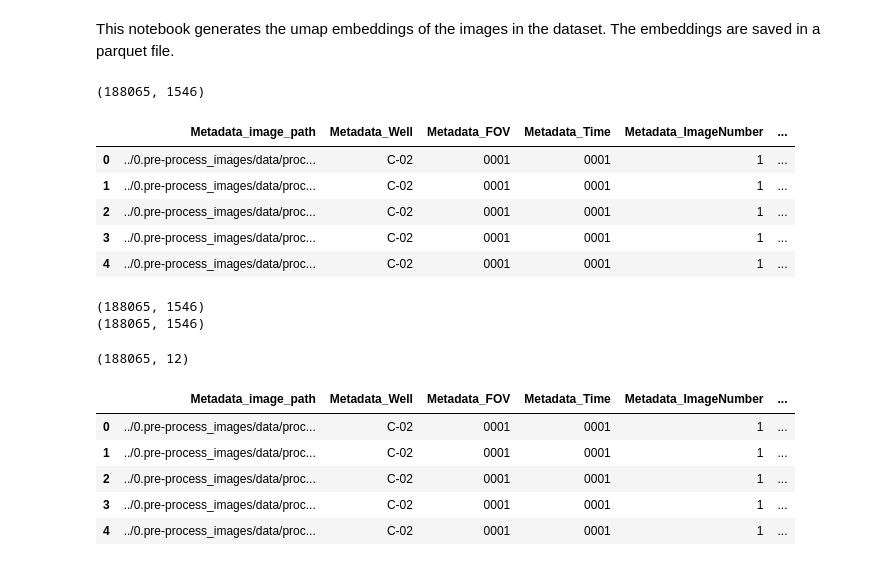
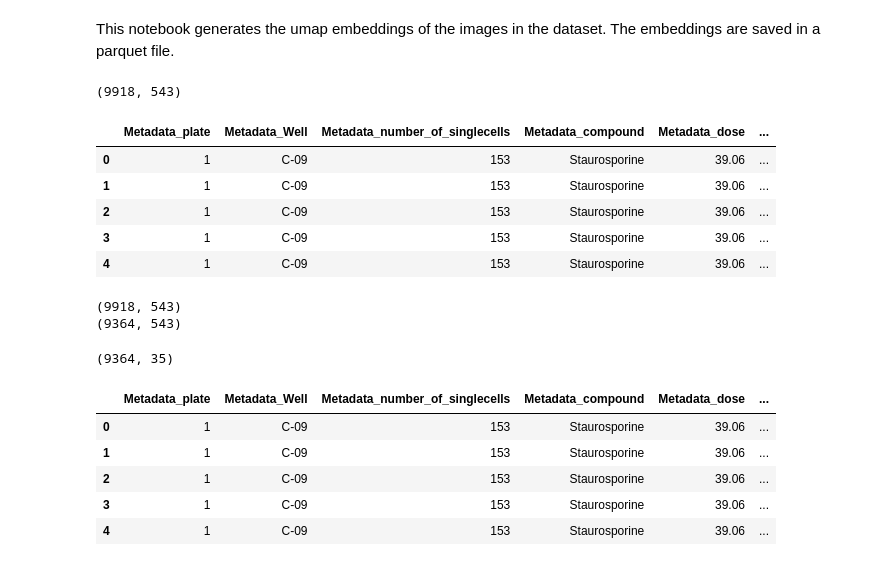
Before and after one commit to MikeLippincott/live_cell_timelapse_apoptosis_analysis, a Jupyter notebook: 0.EDA/notebooks/0.generate_umap_embeddings.ipynb, the cells around one changed output. Cells and saved outputs as stored; diff of their text form; code cells hidden in the pictures.

Commit message:
terminal montages and figure

```diff
--- a/0.EDA/notebooks/0.generate_umap_embeddings.ipynb
+++ b/0.EDA/notebooks/0.generate_umap_embeddings.ipynb
@@ -8,16 +8,18 @@ import numpy as np
 import pandas as pd
 import umap
 # %%
-# set the arg parser
-parser = argparse.ArgumentParser(description="UMAP on a matrix")
+# # set the arg parser
+# parser = argparse.ArgumentParser(description="UMAP on a matrix")
 
-parser.add_argument("--data_mode", type=str, default="CP", help="data mode to use")
+# parser.add_argument("--data_mode", type=str, default="CP", help="data mode to use")
 
-# get the args
-args = parser.parse_args()
+# # get the args
+# args = parser.parse_args()
 
-# set data mode to either "CP" or "scDINO" or "combined"
-data_mode = args.data_mode
+# # set data mode to either "CP" or "scDINO" or "combined" or "terminal"
+# data_mode = args.data_mode
+
+data_mode = "terminal"
 # %%
 # set the paths to the data
 CP_fs_sc_profiles_path = pathlib.Path(
@@ -30,32 +32,39 @@ scDINO_fs_profiles_path = pathlib.Path(
     "../../data/scDINO/CLS_features_annotated_normalized_feature_selected.parquet"
 ).resolve(strict=True)
 
-output_path = pathlib.Path(f"../../data/umap/").resolve()
+CP_endpoint_profiles_path = pathlib.Path(
+    "../../data/CP_feature_select/endpoints/features_selected_profile.parquet"
+).resolve(strict=True)
+
+output_path = pathlib.Path("../../data/umap/").resolve()
 output_path.mkdir(parents=True, exist_ok=True)
 # %%
 if data_mode == "CP":
     # read the data
     profiles_df = pd.read_parquet(CP_fs_sc_profiles_path)
 elif data_mode == "combined":
     # read the data
     profiles_df = pd.read_parquet(combined_profiles_path)
 elif data_mode == "scDINO":
     # read the data
     profiles_df = pd.read_parquet(scDINO_fs_profiles_path)
+elif data_mode == "terminal":
+    # read the data
+    profiles_df = pd.read_parquet(CP_endpoint_profiles_path)
 else:
     raise ValueError("data_mode must be either 'CP' or 'scDINO' or 'combined'")
 print(profiles_df.shape)
 # show all columns
 pd.set_option("display.max_columns", None)
 profiles_df.head()
 # %% [output]
-(188065, 1546)
+(9918, 543)
-|  | Metadata_image_path | Metadata_Well | Metadata_FOV | Metadata_Time | Metadata_ImageNumber | ... |
-| 0 | ../0.pre-process_images/data/proc... | C-02 | 0001 | 0001 | 1 | ... |
-| 1 | ../0.pre-process_images/data/proc... | C-02 | 0001 | 0001 | 1 | ... |
-| 2 | ../0.pre-process_images/data/proc... | C-02 | 0001 | 0001 | 1 | ... |
-| 3 | ../0.pre-process_images/data/proc... | C-02 | 0001 | 0001 | 1 | ... |
-| 4 | ../0.pre-process_images/data/proc... | C-02 | 0001 | 0001 | 1 | ... |
+|  | Metadata_plate | Metadata_Well | Metadata_number_of_singlecells | Metadata_compound | Metadata_dose | ... |
+| 0 | 1 | C-09 | 153 | Staurosporine | 39.06 | ... |
+| 1 | 1 | C-09 | 153 | Staurosporine | 39.06 | ... |
+| 2 | 1 | C-09 | 153 | Staurosporine | 39.06 | ... |
+| 3 | 1 | C-09 | 153 | Staurosporine | 39.06 | ... |
+| 4 | 1 | C-09 | 153 | Staurosporine | 39.06 | ... |
 # %%
 # filter the data and drop nan values
 print(profiles_df.shape)
@@ -65,8 +74,8 @@ profiles_df = profiles_df.dropna(
 )
 print(profiles_df.shape)
 # %% [output]
-(188065, 1546)
-(188065, 1546)
+(9918, 543)
+(9364, 543)
 # %%
 # get the metadata columns
 metadata_cols = profiles_df.columns.str.contains("Metadata_")
@@ -100,13 +109,13 @@ umap_df = pd.concat([metadata_df, umap_df], axis=1)
 print(umap_df.shape)
 umap_df.head()
 # %% [output]
-(188065, 12)
+(9364, 35)
-|  | Metadata_image_path | Metadata_Well | Metadata_FOV | Metadata_Time | Metadata_ImageNumber | ... |
-| 0 | ../0.pre-process_images/data/proc... | C-02 | 0001 | 0001 | 1 | ... |
-| 1 | ../0.pre-process_images/data/proc... | C-02 | 0001 | 0001 | 1 | ... |
-| 2 | ../0.pre-process_images/data/proc... | C-02 | 0001 | 0001 | 1 | ... |
-| 3 | ../0.pre-process_images/data/proc... | C-02 | 0001 | 0001 | 1 | ... |
-| 4 | ../0.pre-process_images/data/proc... | C-02 | 0001 | 0001 | 1 | ... |
+|  | Metadata_plate | Metadata_Well | Metadata_number_of_singlecells | Metadata_compound | Metadata_dose | ... |
+| 0 | 1 | C-09 | 153 | Staurosporine | 39.06 | ... |
+| 1 | 1 | C-09 | 153 | Staurosporine | 39.06 | ... |
+| 2 | 1 | C-09 | 153 | Staurosporine | 39.06 | ... |
+| 3 | 1 | C-09 | 153 | Staurosporine | 39.06 | ... |
+| 4 | 1 | C-09 | 153 | Staurosporine | 39.06 | ... |
 # %%
 # save the umap dataframe
 umap_df.to_parquet(f"../../data/umap/{data_mode}_umap_transformed.parquet")
```
Also changed, not shown: 11 other files.
